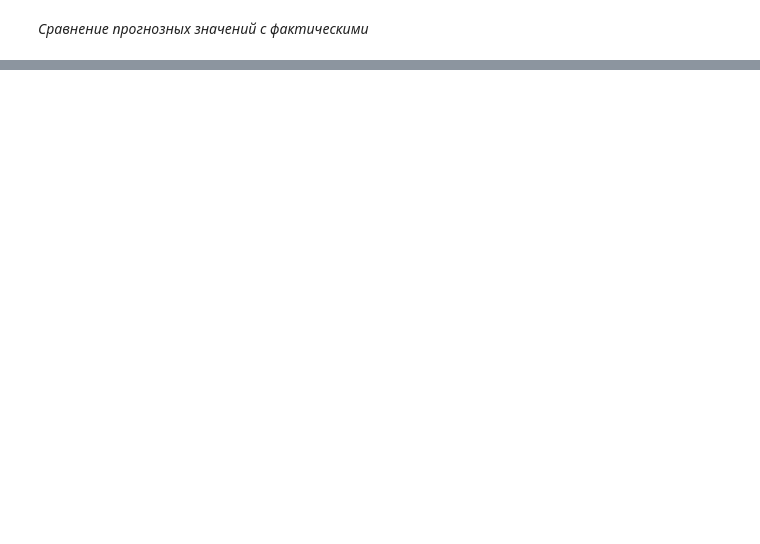
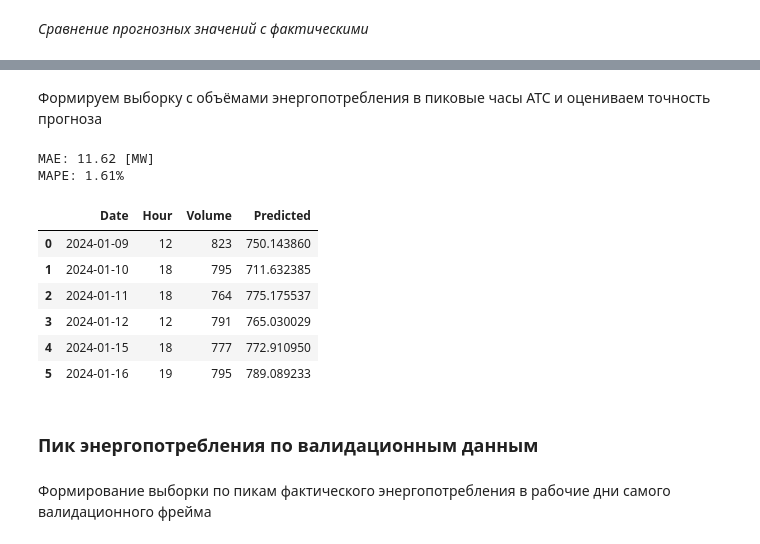
Before and after one commit to caapel/Volume_Forecast_for_Kaliningrad, a Jupyter notebook: XGboost_Kaliningrad_2024.ipynb, the cells around one changed output, grey strips where cells are left out. Drawn from its saved outputs; the diff is of its cells as text; code cells hidden in the pictures; blank space fills up the shorter version.

```diff
--- a/XGboost_Kaliningrad_2024.ipynb
+++ b/XGboost_Kaliningrad_2024.ipynb
@@ -857,0 +911,32 @@ diff_predict_vs_fact(df_validate_result, 4)
+# %% [markdown]
+Формируем выборку с объёмами энергопотребления в пиковые часы АТС и оцениваем точность прогноза
+# %%
+# для работы с готовым результатом (без повторного скачивания часов с atsenergo.ru) раскомментируйте строку ниже
+df_pick_hour = pd.read_excel('pick_hour.xlsx')
+
+# Приводим часы к местному времени (MSK–1/UTC+2)
+df_pick_hour.Hour -= 1
+
+# Формируем выборку с фактическими и прогнозными значениями энергопотребления в пиковые часы АТС
+df_pick_ats_validate = df_validate_result[['Date', 'Hour', 'Volume', 'Predicted']].copy()
+df_pick_ats_validate = df_pick_ats_validate.merge(df_pick_hour, how='inner')
+
+# Метрики качества прогноза для полученной выборки
+print('MAE:', f"{MAE(df_pick_ats_validate['Predicted'], df_pick_ats_validate['Volume']):.2f} [MW]",
+      '\nMAPE:', f"{MAPE(df_pick_ats_validate['Predicted'], df_pick_ats_validate['Volume']):.2%}")
+
+df_pick_ats_validate.head(6)
+# %% [output]
+MAE: 11.62 [MW]
+MAPE: 1.61%
+|  | Date | Hour | Volume | Predicted |
+| 0 | 2024-01-09 | 12 | 823 | 750.143860 |
+| 1 | 2024-01-10 | 18 | 795 | 711.632385 |
+| 2 | 2024-01-11 | 18 | 764 | 775.175537 |
+| 3 | 2024-01-12 | 12 | 791 | 765.030029 |
+| 4 | 2024-01-15 | 18 | 777 | 772.910950 |
+| 5 | 2024-01-16 | 19 | 795 | 789.089233 |
+# %% [markdown]
+### Пик энергопотребления по валидационным данным
+# %% [markdown]
+Формирование выборки по пикам фактического энергопотребления в рабочие дни самого валидационного фрейма
```
Also changed, not shown: parts of 32 cells of this notebook, 1 other file.
